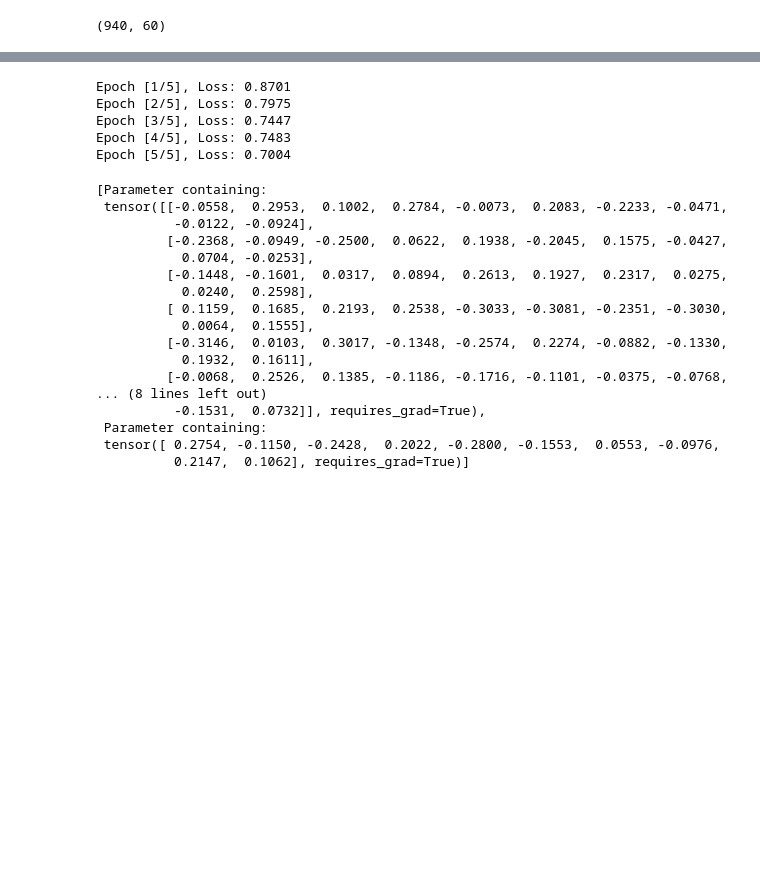
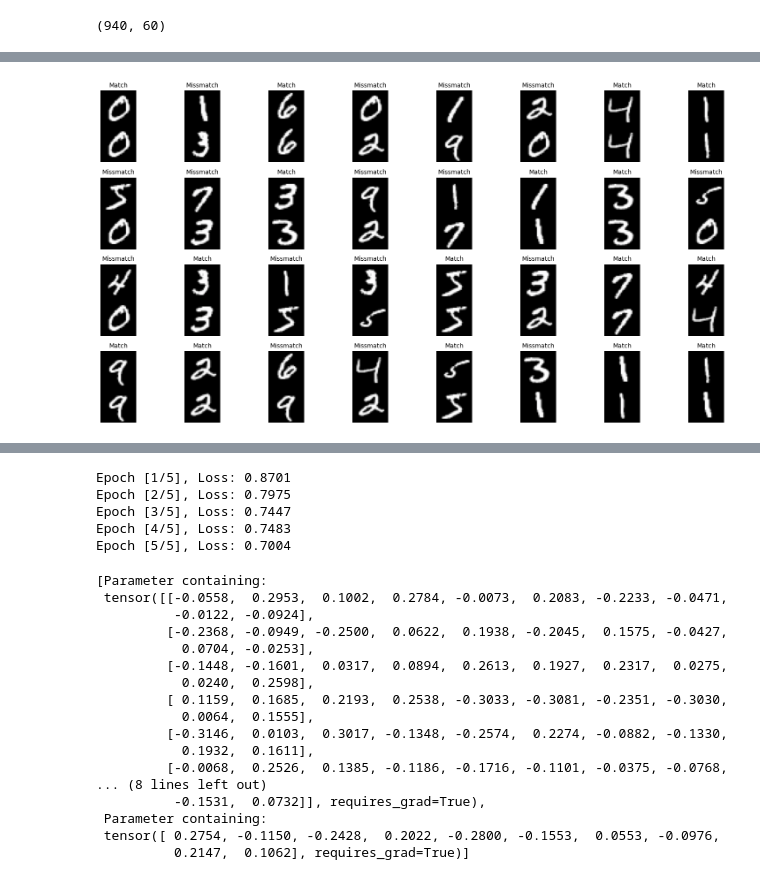
Before and after one commit to mariano22/handwritten-signature-match, a Jupyter notebook: Playground.ipynb, the cells around one changed output, grey strips where cells are left out. Cells and saved outputs as stored; diff of their text form; code cells hidden in the pictures; blank space fills up the shorter version.

```diff
--- a/Playground.ipynb
+++ b/Playground.ipynb
@@ -107,0 +53,6 @@ show_pair(x)
+# %%
+tfms = x_transform_signatures()
+pds_train = PairDataset(ds_train, x_transform=tfms, y_transform=y_transform_category(ds_train))
+pds_valid = PairDataset(ds_valid, x_transform=tfms, y_transform=y_transform_category(ds_valid))
+x=pds_train[0]
+show_pair(x)
@@ -137,0 +105,2 @@ torch.Size([1, 530, 1713])
+# %%
+training_epoch(model, opt, dl_train, device)
@@ -137,0 +109,3 @@ torch.Size([1, 530, 1713])
+# %%
+for _ in range(5):
+    training_epoch(model, opt, dl_train, device)
@@ -137,0 +138,4 @@ torch.Size([1, 530, 1713])
+# %%
+l=next(iter(dl_train))
+l[0],l[1],l[2],l[3] =l[0].to(device),l[1].to(device),l[2].to(device),l[3].to(device)
+[x.shape for x in l]
@@ -137,0 +273,4 @@ torch.Size([1, 530, 1713])
+# %%
+show_pair_batch(*l)
+# %% [output]
+[figure, added]
```
Also changed, not shown: parts of 41 cells of this notebook, 8 other files.
